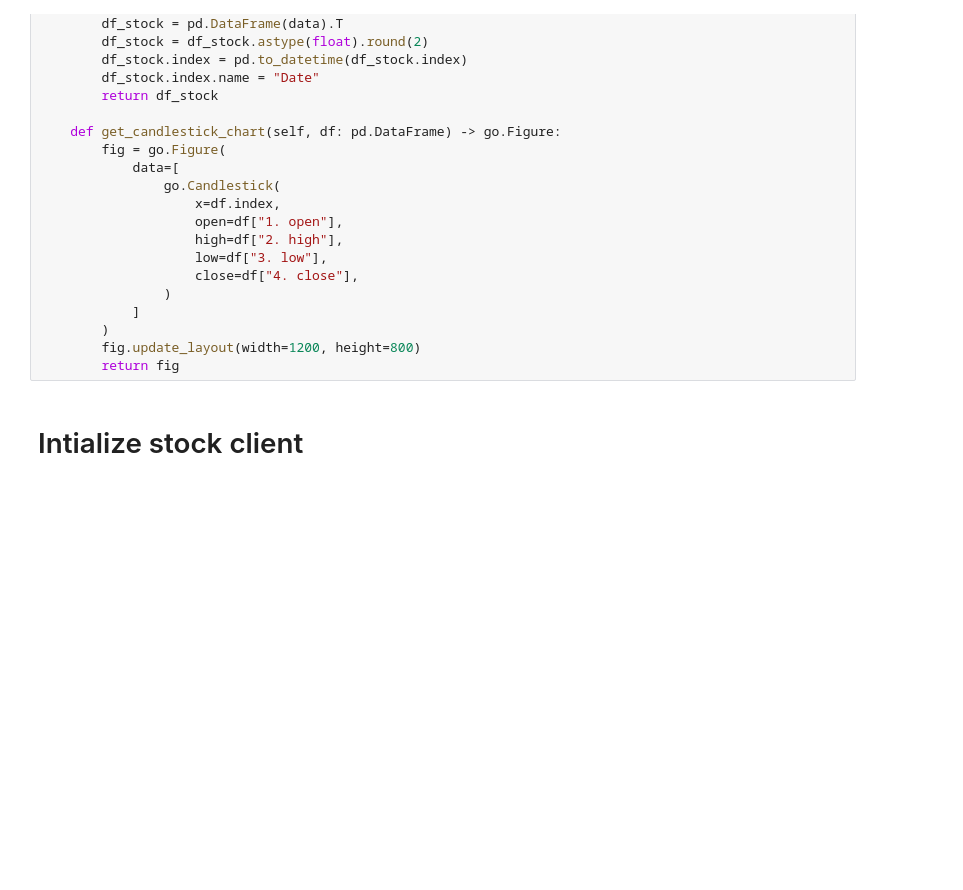
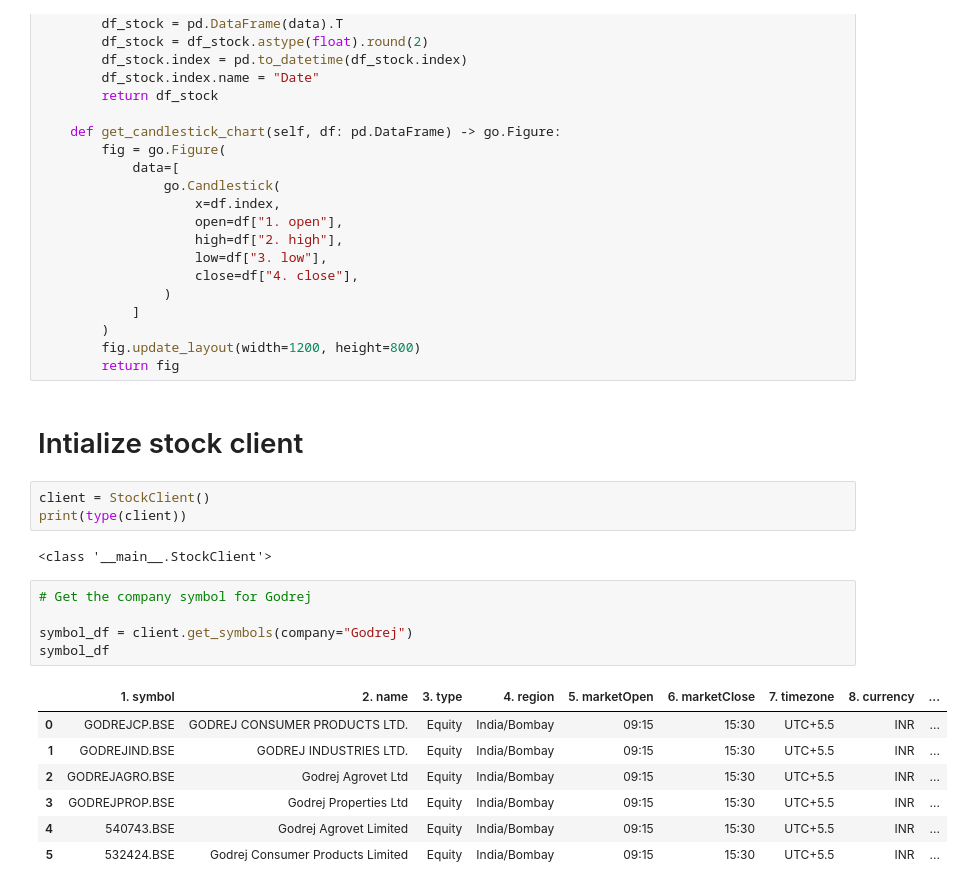
Before and after one commit to Ankitam1/api_project, a Jupyter notebook: api.ipynb, the cells around one changed output. Cells and saved outputs as stored; diff of their text form; blank space fills up the shorter version.

```diff
--- a/api.ipynb
+++ b/api.ipynb
@@ -239,3 +239,21 @@ class StockClient:
         return fig
 # %% [markdown]
 # Intialize stock client
+# %%
+client = StockClient()
+print(type(client))
+# %% [output]
+<class '__main__.StockClient'>
+# %%
+# Get the company symbol for Godrej
+
+symbol_df = client.get_symbols(company="Godrej")
+symbol_df
+# %% [output]
+|  | 1. symbol | 2. name | 3. type | 4. region | 5. marketOpen | 6. marketClose | 7. timezone | 8. currency | ... |
+| 0 | GODREJCP.BSE | GODREJ CONSUMER PRODUCTS LTD. | Equity | India/Bombay | 09:15 | 15:30 | UTC+5.5 | INR | ... |
+| 1 | GODREJIND.BSE | GODREJ INDUSTRIES LTD. | Equity | India/Bombay | 09:15 | 15:30 | UTC+5.5 | INR | ... |
+| 2 | GODREJAGRO.BSE | Godrej Agrovet Ltd | Equity | India/Bombay | 09:15 | 15:30 | UTC+5.5 | INR | ... |
+| 3 | GODREJPROP.BSE | Godrej Properties Ltd | Equity | India/Bombay | 09:15 | 15:30 | UTC+5.5 | INR | ... |
+| 4 | 540743.BSE | Godrej Agrovet Limited | Equity | India/Bombay | 09:15 | 15:30 | UTC+5.5 | INR | ... |
+| 5 | 532424.BSE | Godrej Consumer Products Limited | Equity | India/Bombay | 09:15 | 15:30 | UTC+5.5 | INR | ... |
```
Also changed, not shown: 2 other files.
